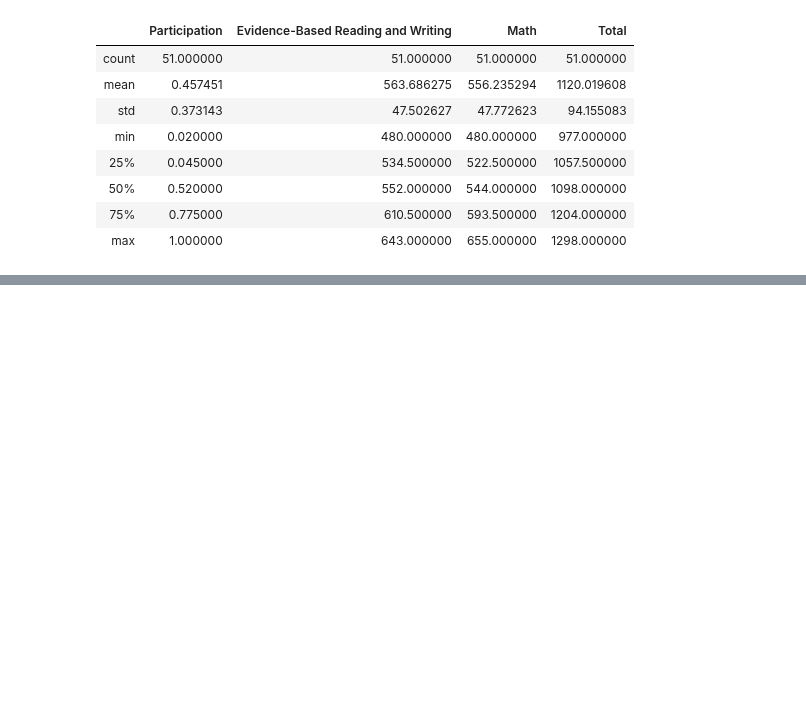
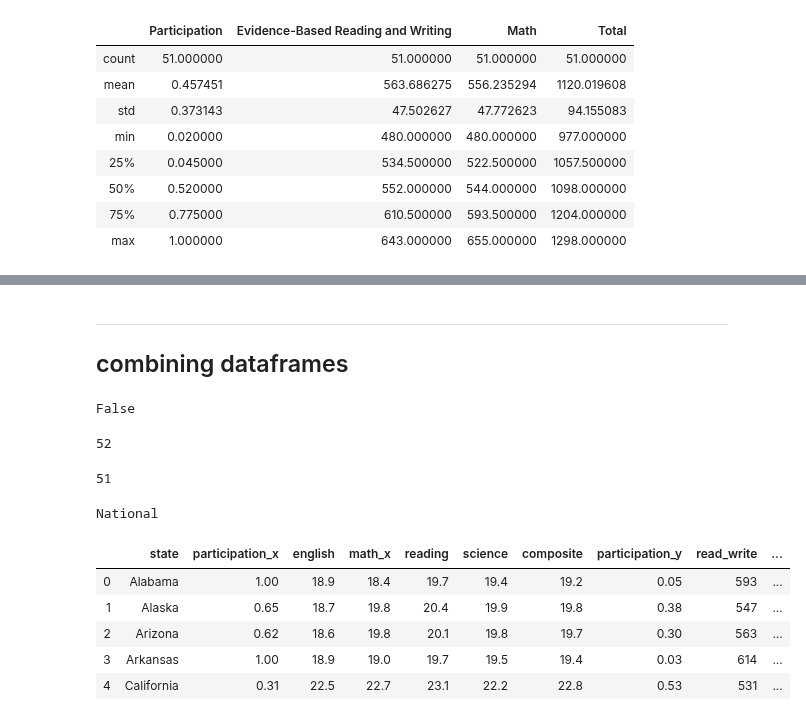
Before and after one commit to CreightonAshton/Scratchwork, a Jupyter notebook: Code/ACT-SAT/ACT-SAT.ipynb, the cells around one changed output, grey strips where cells are left out. Saved outputs shown, nothing was run; the diff lists cells and outputs as text; code cells hidden in the pictures; blank space fills up the shorter version.

Commit message:
cleaning and combining

```diff
--- a/Code/ACT-SAT/ACT-SAT.ipynb
+++ b/Code/ACT-SAT/ACT-SAT.ipynb
@@ -118,3 +118,6 @@ act17.describe()
 act17.shape
 # %% [output]
 (52, 7)
+# %%
+act17.columns = act17.columns.str.lower()
+act17.head()
@@ -261,3 +272,6 @@ sat17.describe()
 | 50% | 0.380000 | 559.000000 | 548.000000 | 1107.000000 |
 | 75% | 0.660000 | 613.000000 | 599.000000 | 1212.000000 |
 | max | 1.000000 | 644.000000 | 651.000000 | 1295.000000 |
+# %%
+sat17.columns = sat17.columns.str.lower().str.replace(" ", "_")
+sat17.head()
@@ -263,0 +285,3 @@ sat17.describe()
+# %%
+sat17.rename(columns={'evidence-based_reading_and_writing' : 'read_write'}, inplace=True)
+sat17.head()
@@ -297,0 +340,32 @@ sat18.describe()
+# %% [markdown]
+___
+## combining dataframes
+# %%
+# this will tell us if the states are named differently
+set(act17['state'].values) == set(sat17['state'].values)
+# %% [output]
+False
+# %%
+len(set(act17['state'].values))
+# %% [output]
+52
+# %%
+len(set(sat17['state'].values))
+# %% [output]
+51
+# %%
+for state in set(act17['state'].values):
+    if state not in set(sat17['state'].values):
+        print(state)
+# %% [output]
+National
+# %%
+act_sat_17 = pd.merge(act17, sat17, on='state')
+act_sat_17.head()
+# %% [output]
+|  | state | participation_x | english | math_x | reading | science | composite | participation_y | read_write | ... |
+| 0 | Alabama | 1.00 | 18.9 | 18.4 | 19.7 | 19.4 | 19.2 | 0.05 | 593 | ... |
+| 1 | Alaska | 0.65 | 18.7 | 19.8 | 20.4 | 19.9 | 19.8 | 0.38 | 547 | ... |
+| 2 | Arizona | 0.62 | 18.6 | 19.8 | 20.1 | 19.8 | 19.7 | 0.30 | 563 | ... |
+| 3 | Arkansas | 1.00 | 18.9 | 19.0 | 19.7 | 19.5 | 19.4 | 0.03 | 614 | ... |
+| 4 | California | 0.31 | 22.5 | 22.7 | 23.1 | 22.2 | 22.8 | 0.53 | 531 | ... |
```
Also changed, not shown: parts of 24 cells of this notebook, 1 other file.
